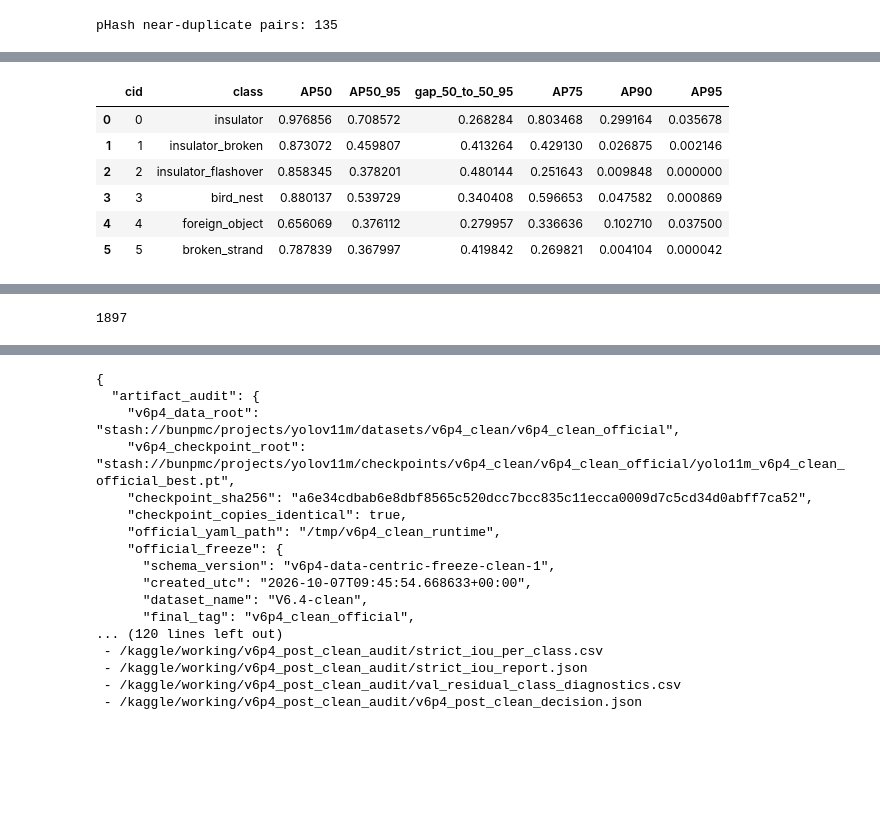
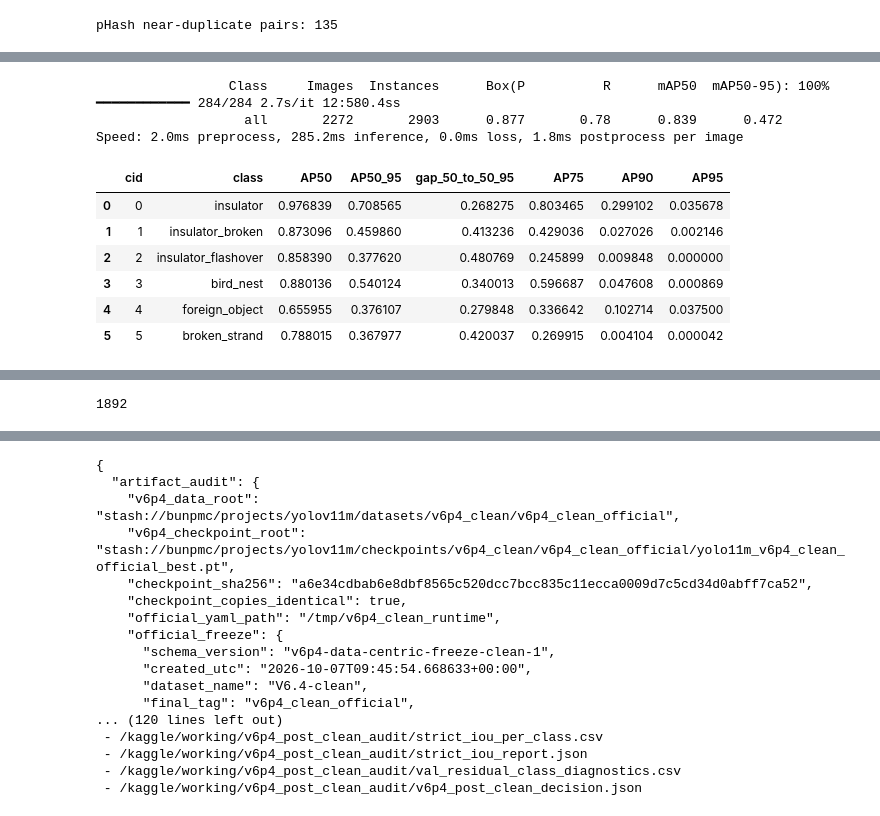
Before and after one commit to Eau-Claire/Uav-Powerline-Defect-Detection, a Jupyter notebook: legacy/notebooks/v6p4/v6p4-06_20261007-2022_camber-bootstrap-post-clean-audit__EXECUTED.ipynb, the cells around one changed output, grey strips where cells are left out. Saved outputs shown, nothing was run; the diff lists cells and outputs as text; code cells hidden in the pictures; blank space fills up the shorter version.

```diff
--- a/legacy/notebooks/v6p4/v6p4-06_20261007-2022_camber-bootstrap-post-clean-audit__EXECUTED.ipynb
+++ b/legacy/notebooks/v6p4/v6p4-06_20261007-2022_camber-bootstrap-post-clean-audit__EXECUTED.ipynb
@@ -325,6 +349,12 @@ print(json.dumps(artifact_audit, indent=2))
 # ==============================================================================
 # 5. DOWNLOAD V6.2E PARENT ARTIFACTS FROM CAMBER
 # ==============================================================================
+V6P2E_ROOT = "stash://bunpmc/projects/yolov11sdi/datasets"
+V6P2E_TAG = "v6p2e_23562a45b343"
+
+CACHE = PROJECT / "data" / "cache"
+CACHE.mkdir(parents=True, exist_ok=True)
+
 v6p2e_freeze_path = CACHE / "v6p2e.freeze.json"
 stash_cp(
     f"{V6P2E_ROOT}/v6p2e/{V6P2E_TAG}/v6p2e.freeze.json",
@@ -903,10 +838,29 @@ pHash near-duplicate pairs: 135
 # ==============================================================================
 # 9. STRICT-IoU VALIDATION ON RAW VAL
 # ==============================================================================
+import json
+import numpy as np
+import pandas as pd
+
+IMGSZ = 1024
+VAL_BATCH = 8
+DEVICE = 0
+
+# RAW VAL của runtime V6.2E đã reconstruct ở local.
+DATA_YAML_RAW = RUNTIME / "data.yaml"
+
+if not DATA_YAML_RAW.is_file():
+    raise FileNotFoundError(
+        f"Không tìm thấy {DATA_YAML_RAW}. "
+        "Cần hoàn tất bước reconstruct runtime ở cell 6."
+    )
+
+print("RAW VAL dataset:", DATA_YAML_RAW)
+
 model = YOLO(str(WEIGHTS))
 
 metrics = model.val(
-    data=str(DATA_YAML),
+    data=str(DATA_YAML_RAW),
     split="val",
     imgsz=IMGSZ,
     batch=VAL_BATCH,
@@ -927,11 +881,7 @@ class_ids = [
 if all_ap.ndim == 1:
     all_ap = all_ap[:, None]
 
-thresholds = np.arange(
-    0.50,
-    0.50 + 0.05 * all_ap.shape[1],
-    0.05,
-)
+thresholds = 0.50 + 0.05 * np.arange(all_ap.shape[1])
 
 def col_for(t):
     return int(np.argmin(np.abs(thresholds - t)))
@@ -946,14 +896,14 @@ for row_i, cid in enumerate(class_ids):
         "class": NAMES[cid],
         "AP50": float(ap50[row_i]),
         "AP50_95": float(np.mean(vals)),
-        "gap_50_to_50_95":
-            float(ap50[row_i] - np.mean(vals)),
+        "gap_50_to_50_95": float(ap50[row_i] - np.mean(vals)),
     }
 
-    for t in [0.50, 0.75, 0.90, 0.95]:
-        row[f"AP{int(t*100)}"] = (
-            float(vals[col_for(t)])
-            if all_ap.shape[1] > 1
+    for t in [0.75, 0.90, 0.95]:
+        col = col_for(t)
+        row[f"AP{int(round(t * 100))}"] = (
+            float(vals[col])
+            if np.isclose(thresholds[col], t)
             else np.nan
         )
 
@@ -968,18 +918,21 @@ strict_report = {
     "gap": float(m.map50 - m.map),
     "precision": float(m.mp),
     "recall": float(m.mr),
-    "target_gap_le_0p30":
-        bool((m.map50 - m.map) <= 0.30),
+    "target_gap_le_0p30": bool((m.map50 - m.map) <= 0.30),
     "per_class": per_class,
 }
 
 print(json.dumps(strict_report, indent=2))
 
+OUT.mkdir(parents=True, exist_ok=True)
+
 df_strict.to_csv(
     OUT / "strict_iou_per_class.csv",
     index=False,
 )
+
 (OUT / "strict_iou_report.json").write_text(
-    json.dumps(strict_report, indent=2)
+    json.dumps(strict_report, indent=2),
+    encoding="utf-8",
 )
 # %% [output]
@@ -994,7 +945,0 @@ Speed: 1.5ms preprocess, 50.7ms inference, 0.0ms loss, 0.8ms postprocess per ima
-|  | cid | class | AP50 | AP50_95 | gap_50_to_50_95 | AP75 | AP90 | AP95 |
-| 0 | 0 | insulator | 0.976856 | 0.708572 | 0.268284 | 0.803468 | 0.299164 | 0.035678 |
-| 1 | 1 | insulator_broken | 0.873072 | 0.459807 | 0.413264 | 0.429130 | 0.026875 | 0.002146 |
-| 2 | 2 | insulator_flashover | 0.858345 | 0.378201 | 0.480144 | 0.251643 | 0.009848 | 0.000000 |
-| 3 | 3 | bird_nest | 0.880137 | 0.539729 | 0.340408 | 0.596653 | 0.047582 | 0.000869 |
-| 4 | 4 | foreign_object | 0.656069 | 0.376112 | 0.279957 | 0.336636 | 0.102710 | 0.037500 |
-| 5 | 5 | broken_strand | 0.787839 | 0.367997 | 0.419842 | 0.269821 | 0.004104 | 0.000042 |
@@ -1018 +947,10 @@ Speed: 1.5ms preprocess, 50.7ms inference, 0.0ms loss, 0.8ms postprocess per ima
-1897
+                 Class     Images  Instances      Box(P          R      mAP50  mAP50-95): 100% ━━━━━━━━━━━━ 284/284 2.7s/it 12:580.4ss
+                   all       2272       2903      0.877       0.78      0.839      0.472
+Speed: 2.0ms preprocess, 285.2ms inference, 0.0ms loss, 1.8ms postprocess per image
+|  | cid | class | AP50 | AP50_95 | gap_50_to_50_95 | AP75 | AP90 | AP95 |
+| 0 | 0 | insulator | 0.976839 | 0.708565 | 0.268275 | 0.803465 | 0.299102 | 0.035678 |
+| 1 | 1 | insulator_broken | 0.873096 | 0.459860 | 0.413236 | 0.429036 | 0.027026 | 0.002146 |
+| 2 | 2 | insulator_flashover | 0.858390 | 0.377620 | 0.480769 | 0.245899 | 0.009848 | 0.000000 |
+| 3 | 3 | bird_nest | 0.880136 | 0.540124 | 0.340013 | 0.596687 | 0.047608 | 0.000869 |
+| 4 | 4 | foreign_object | 0.655955 | 0.376107 | 0.279848 | 0.336642 | 0.102714 | 0.037500 |
+| 5 | 5 | broken_strand | 0.788015 | 0.367977 | 0.420037 | 0.269915 | 0.004104 | 0.000042 |
@@ -1019,3 +974,4 @@ Speed: 1.5ms preprocess, 50.7ms inference, 0.0ms loss, 0.8ms postprocess per ima
+1892
 # %%
 # ==============================================================================
 # 10. RESIDUAL LOCALIZATION DECOMPOSITION ON VAL
```
Also changed, not shown: parts of 13 cells of this notebook, 4 other files.
